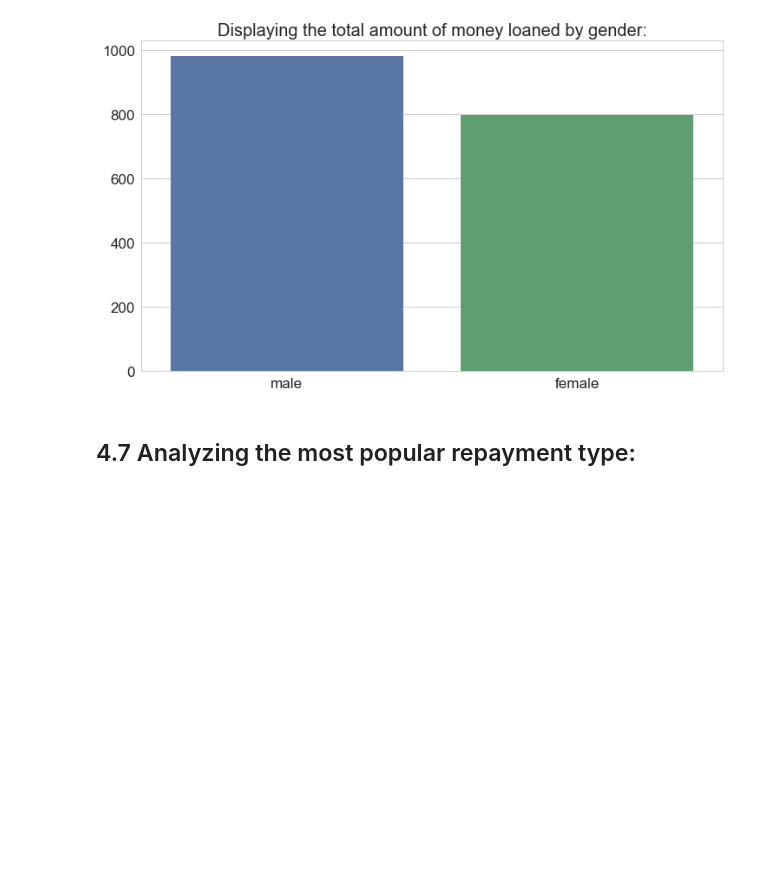
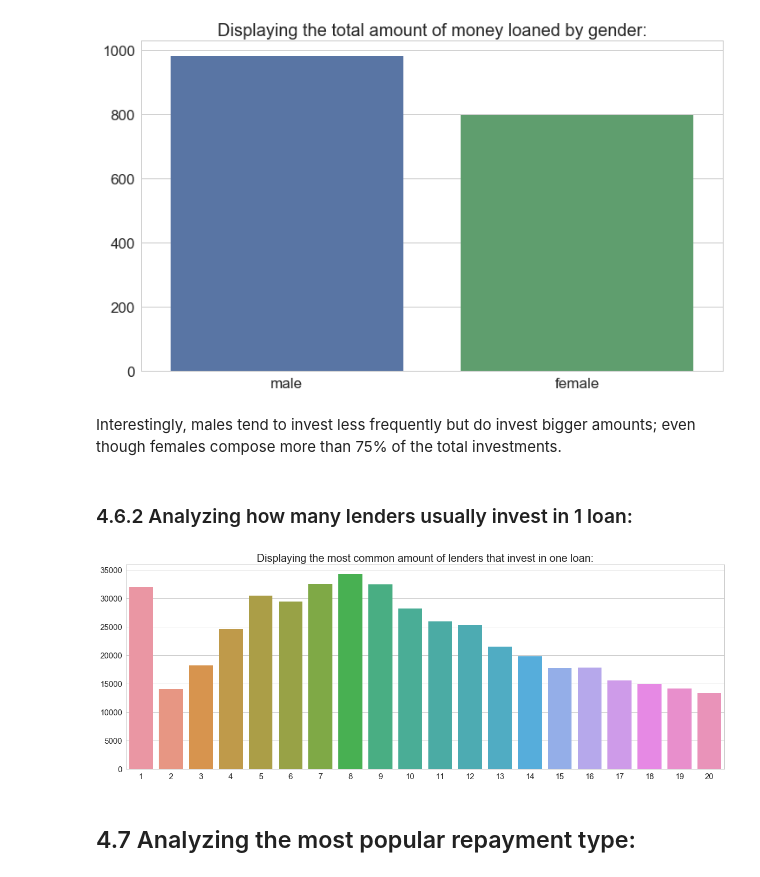
Before and after one commit to CJL89/Kiva-Crowdfunding, a Jupyter notebook: Kiva Crowdfunding.ipynb, the cells around one changed output. Saved outputs shown, nothing was run; the diff lists cells and outputs as text; code cells hidden in the pictures; blank space fills up the shorter version.

```diff
--- a/Kiva Crowdfunding.ipynb
+++ b/Kiva Crowdfunding.ipynb
@@ -407,6 +408,25 @@ plt.yticks(fontsize=17)
 plt.show()
 # %% [output]
 [figure]
+# %% [markdown]
+Interestingly, males tend to invest less frequently but do invest bigger amounts; even though females compose more than 75% of the total investments.
+# %% [markdown]
+### <a id='lender_amount'>4.6.2 Analyzing how many lenders usually invest in 1 loan:</a>
+# %%
+kiva_lender_amount = pd.DataFrame(kiva_loans['lender_count'].value_counts(sort=('loan_amount')))
+kiva_lender_amount.reset_index(inplace=True)
+kiva_lender_amount.columns = ['number_lenders', 'total_amount']
+
+plt.figure(figsize=(20, 7))
+
+barplot = sns.barplot(x=kiva_lender_amount['number_lenders'][:20], y=kiva_lender_amount['total_amount'][:20])
+barplot.set(xlabel='', ylabel='')
+plt.title('Displaying the most common amount of lenders that invest in one loan:', fontsize=20)
+plt.xticks(fontsize=15)
+plt.yticks(fontsize=15)
+plt.show()
+# %% [output]
+[figure, added]
 # %% [markdown]
 ## <a id='repayment'>4.7 Analyzing the most popular repayment type:</a>
 # %%
```
Also changed, not shown: parts of 45 cells of this notebook.
